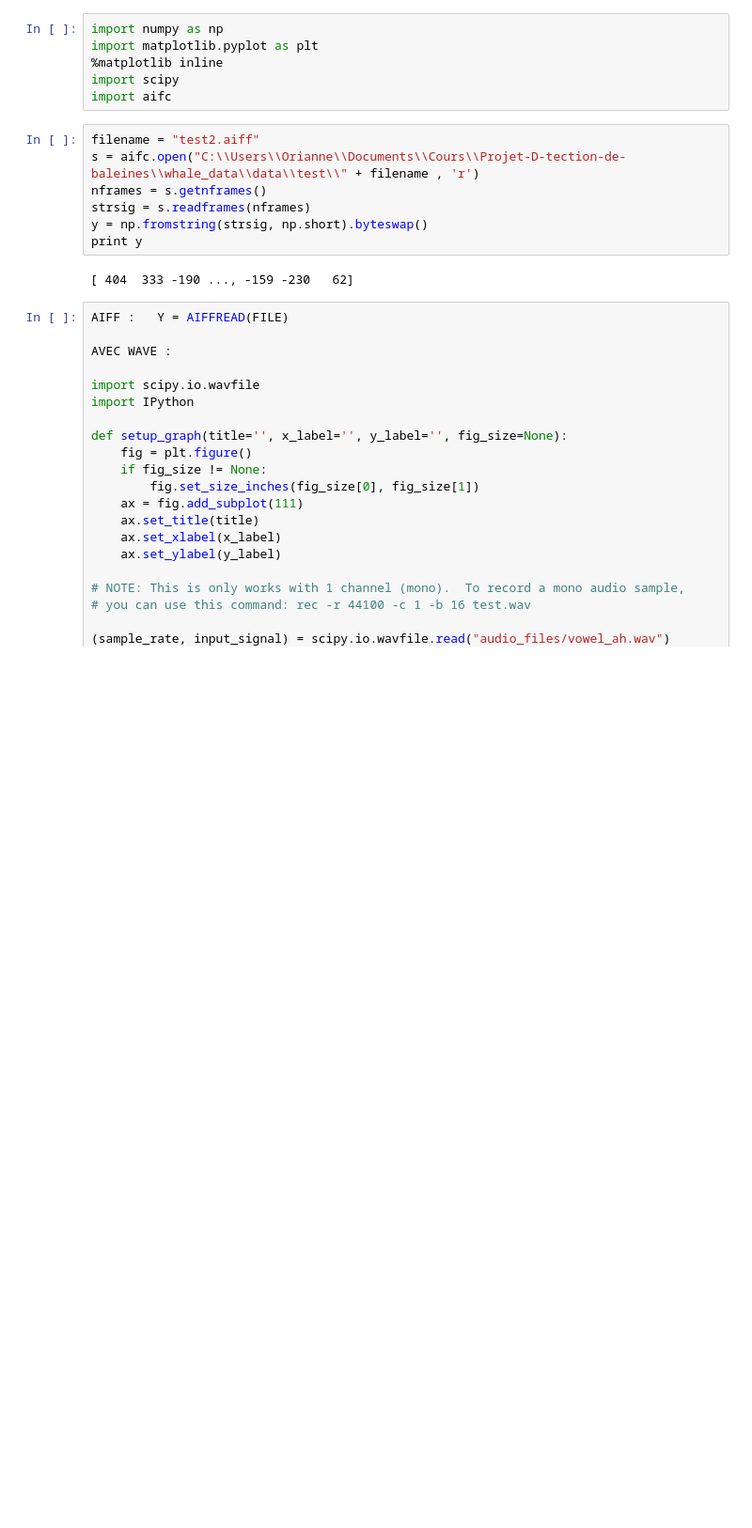
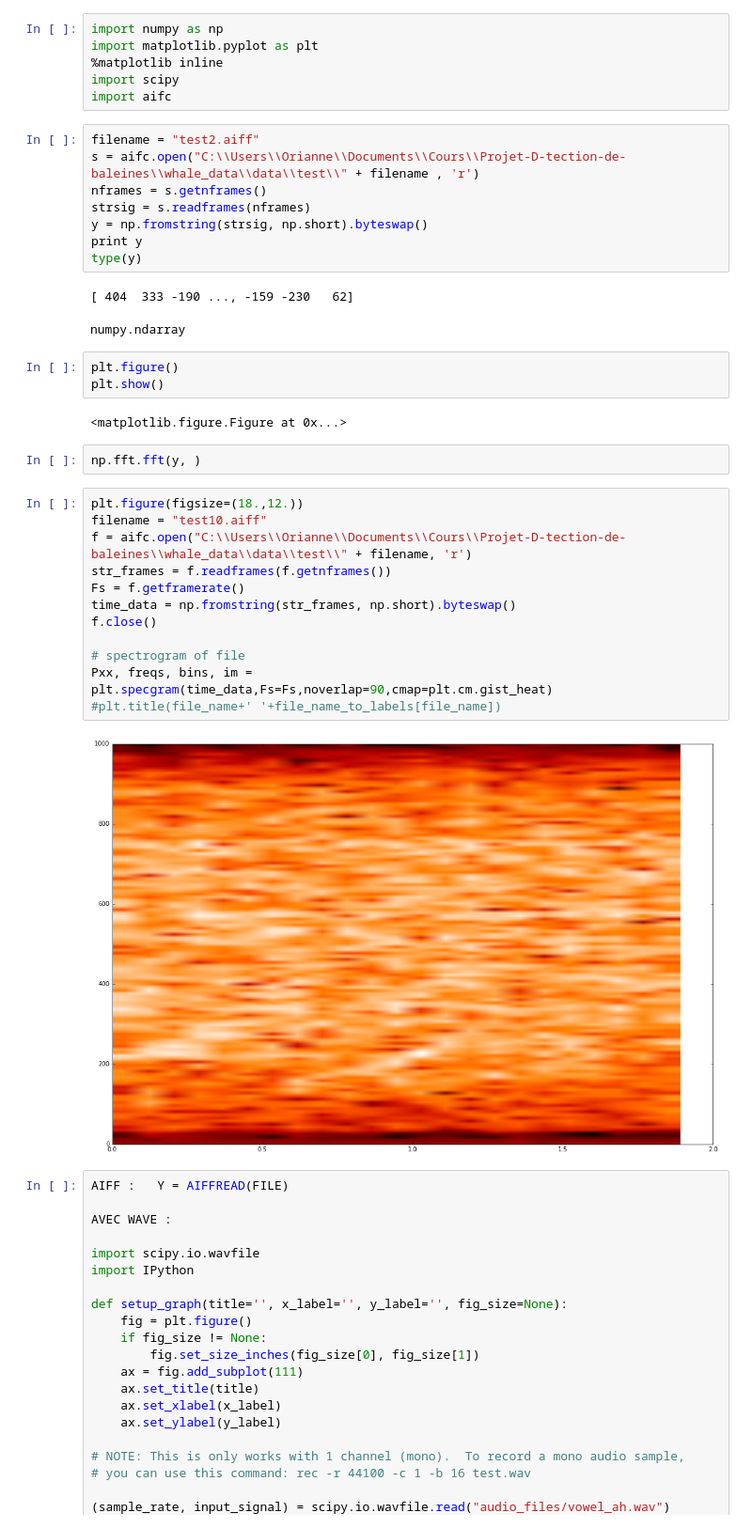
Before and after one commit to Orisig/Projet-D-tection-de-baleines, a Jupyter notebook: CodeNp.ipynb, the cells around one changed output. Shown: that part at 94% size. Cells and saved outputs as stored; diff of their text form; blank space fills up the shorter version.

Commit message:
visualisation des sons

```diff
--- a/CodeNp.ipynb
+++ b/CodeNp.ipynb
@@ -11,8 +11,31 @@ nframes = s.getnframes()
 strsig = s.readframes(nframes)
 y = np.fromstring(strsig, np.short).byteswap()
 print y
+type(y)
 # %% [output]
 [ 404  333 -190 ..., -159 -230   62]
+numpy.ndarray
+# %%
+plt.figure()
+plt.show()
+# %% [output]
+<matplotlib.figure.Figure at 0x...>
+# %%
+np.fft.fft(y, )
+# %%
+plt.figure(figsize=(18.,12.))
+filename = "test10.aiff"
+f = aifc.open("C:\\Users\\Orianne\\Documents\\Cours\\Projet-D-tection-de-baleines\\whale_data\\data\\test\\" + filename, 'r')
+str_frames = f.readframes(f.getnframes())
+Fs = f.getframerate()
+time_data = np.fromstring(str_frames, np.short).byteswap()
+f.close()
+
+# spectrogram of file
+Pxx, freqs, bins, im = plt.specgram(time_data,Fs=Fs,noverlap=90,cmap=plt.cm.gist_heat)
+#plt.title(file_name+' '+file_name_to_labels[file_name])
+# %% [output]
+[figure, added]
 # %%
 AIFF :   Y = AIFFREAD(FILE)
 
```
